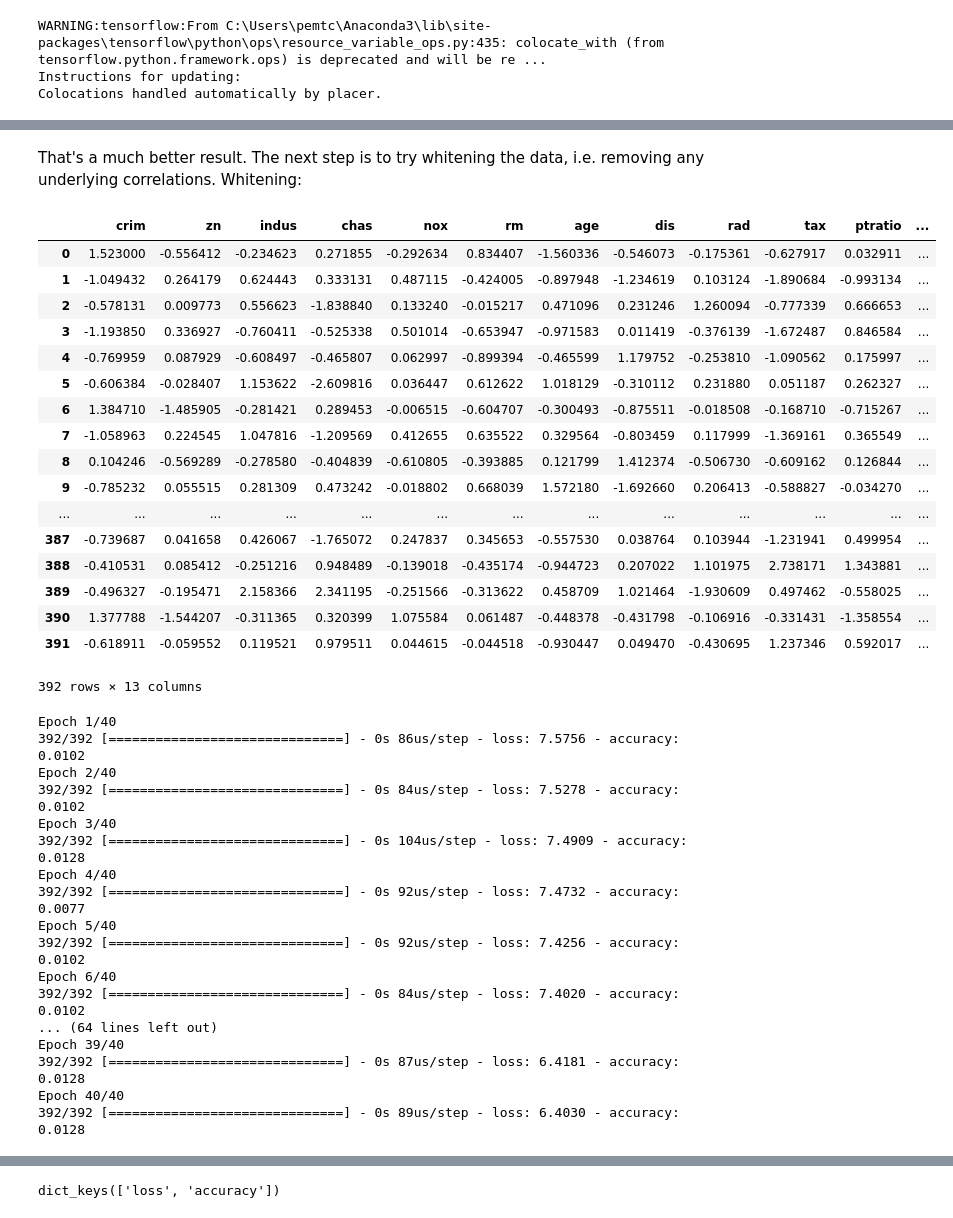
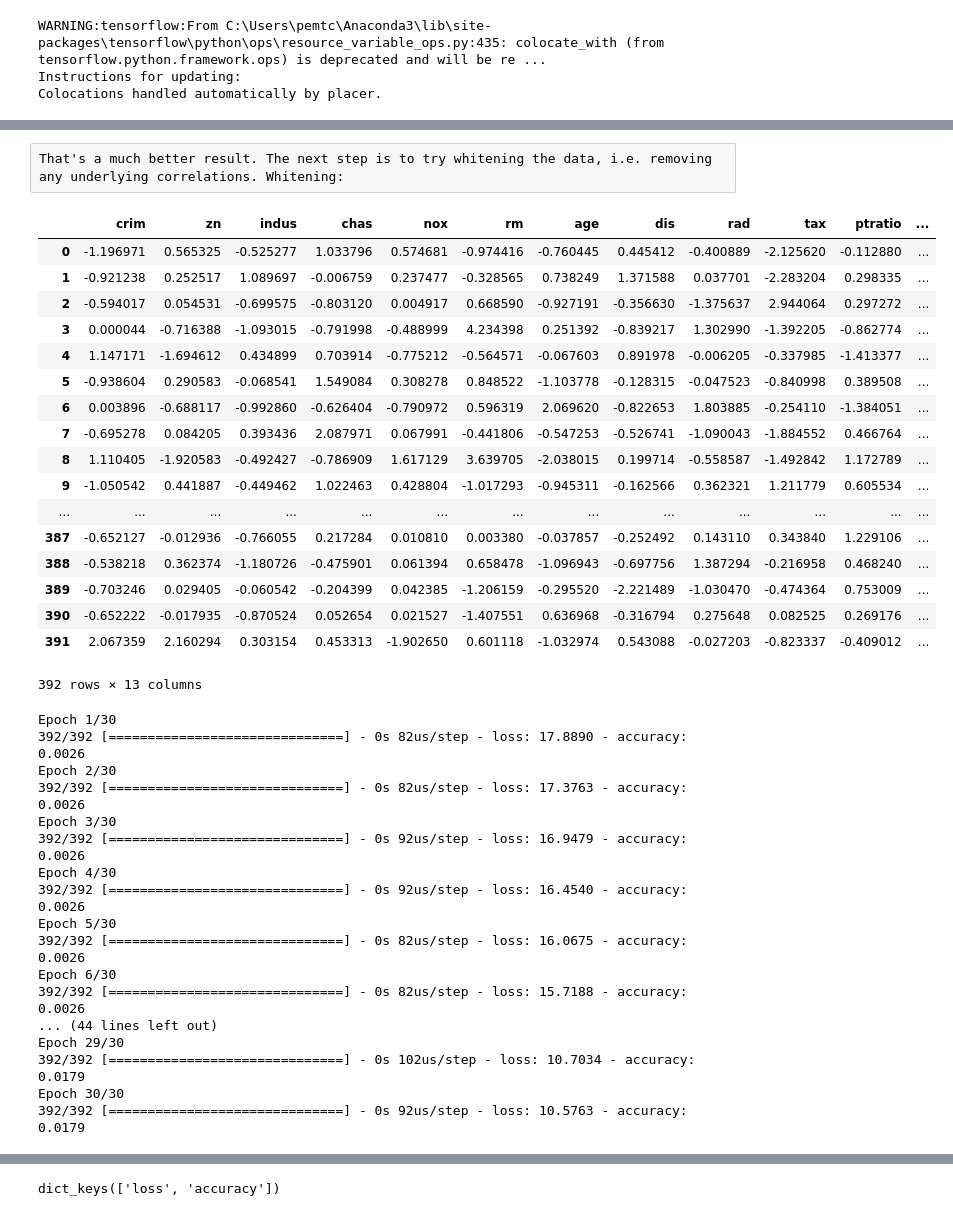
Before and after one commit to paulacduffy/machine-learning-assessment, a Jupyter notebook: The Boston Housing Dataset - An Analysis.ipynb, the cells around one changed output, grey strips where cells are left out. Drawn from its saved outputs; the diff is of its cells as text; code cells hidden in the pictures.

```diff
--- a/The Boston Housing Dataset - An Analysis.ipynb
+++ b/The Boston Housing Dataset - An Analysis.ipynb
@@ -337,4 +336,7 @@ It is good practice to normalise the data, as the values all have different rang
 # %%
-scaler = pre.RobustScaler()
+scaler = pre.StandardScaler()
 scaler.fit(x_train)
 x_train_scaled = scaler.transform(x_train)
+scaler.fit(x_test)
+x_test_scaled = scaler.transform(x_test)
+print(x_test_scaled)
@@ -399,28 +415,29 @@ m.evaluate(x_test_scaled, y_test)
-# %% [markdown]
-That's a much better result. The next step is to try whitening the data, i.e. removing any underlying correlations. Whitening:
+# %% [raw]
+That's a much better result. The next step is to try whitening the data, i.e. removing any underlying correlations. Whitening:
 # %%
 pca = dec.PCA(n_components=13, whiten=True)
 pca.fit(x_train)
+pca.fit(x_test)
 x_train_white = pd.DataFrame(pca.transform(x_train), columns=x.columns)
 x_train_white
 # %% [output]
 |  | crim | zn | indus | chas | nox | rm | age | dis | rad | tax | ptratio | ... |
-| 0 | 1.523000 | -0.556412 | -0.234623 | 0.271855 | -0.292634 | 0.834407 | -1.560336 | -0.546073 | -0.175361 | -0.627917 | 0.032911 | ... |
-| 1 | -1.049432 | 0.264179 | 0.624443 | 0.333131 | 0.487115 | -0.424005 | -0.897948 | -1.234619 | 0.103124 | -1.890684 | -0.993134 | ... |
-| 2 | -0.578131 | 0.009773 | 0.556623 | -1.838840 | 0.133240 | -0.015217 | 0.471096 | 0.231246 | 1.260094 | -0.777339 | 0.666653 | ... |
-| 3 | -1.193850 | 0.336927 | -0.760411 | -0.525338 | 0.501014 | -0.653947 | -0.971583 | 0.011419 | -0.376139 | -1.672487 | 0.846584 | ... |
-| 4 | -0.769959 | 0.087929 | -0.608497 | -0.465807 | 0.062997 | -0.899394 | -0.465599 | 1.179752 | -0.253810 | -1.090562 | 0.175997 | ... |
-| 5 | -0.606384 | -0.028407 | 1.153622 | -2.609816 | 0.036447 | 0.612622 | 1.018129 | -0.310112 | 0.231880 | 0.051187 | 0.262327 | ... |
-| 6 | 1.384710 | -1.485905 | -0.281421 | 0.289453 | -0.006515 | -0.604707 | -0.300493 | -0.875511 | -0.018508 | -0.168710 | -0.715267 | ... |
-| 7 | -1.058963 | 0.224545 | 1.047816 | -1.209569 | 0.412655 | 0.635522 | 0.329564 | -0.803459 | 0.117999 | -1.369161 | 0.365549 | ... |
-| 8 | 0.104246 | -0.569289 | -0.278580 | -0.404839 | -0.610805 | -0.393885 | 0.121799 | 1.412374 | -0.506730 | -0.609162 | 0.126844 | ... |
-| 9 | -0.785232 | 0.055515 | 0.281309 | 0.473242 | -0.018802 | 0.668039 | 1.572180 | -1.692660 | 0.206413 | -0.588827 | -0.034270 | ... |
+| 0 | -1.196971 | 0.565325 | -0.525277 | 1.033796 | 0.574681 | -0.974416 | -0.760445 | 0.445412 | -0.400889 | -2.125620 | -0.112880 | ... |
+| 1 | -0.921238 | 0.252517 | 1.089697 | -0.006759 | 0.237477 | -0.328565 | 0.738249 | 1.371588 | 0.037701 | -2.283204 | 0.298335 | ... |
+| 2 | -0.594017 | 0.054531 | -0.699575 | -0.803120 | 0.004917 | 0.668590 | -0.927191 | -0.356630 | -1.375637 | 2.944064 | 0.297272 | ... |
+| 3 | 0.000044 | -0.716388 | -1.093015 | -0.791998 | -0.488999 | 4.234398 | 0.251392 | -0.839217 | 1.302990 | -1.392205 | -0.862774 | ... |
+| 4 | 1.147171 | -1.694612 | 0.434899 | 0.703914 | -0.775212 | -0.564571 | -0.067603 | 0.891978 | -0.006205 | -0.337985 | -1.413377 | ... |
+| 5 | -0.938604 | 0.290583 | -0.068541 | 1.549084 | 0.308278 | 0.848522 | -1.103778 | -0.128315 | -0.047523 | -0.840998 | 0.389508 | ... |
+| 6 | 0.003896 | -0.688117 | -0.992860 | -0.626404 | -0.790972 | 0.596319 | 2.069620 | -0.822653 | 1.803885 | -0.254110 | -1.384051 | ... |
+| 7 | -0.695278 | 0.084205 | 0.393436 | 2.087971 | 0.067991 | -0.441806 | -0.547253 | -0.526741 | -1.090043 | -1.884552 | 0.466764 | ... |
+| 8 | 1.110405 | -1.920583 | -0.492427 | -0.786909 | 1.617129 | 3.639705 | -2.038015 | 0.199714 | -0.558587 | -1.492842 | 1.172789 | ... |
+| 9 | -1.050542 | 0.441887 | -0.449462 | 1.022463 | 0.428804 | -1.017293 | -0.945311 | -0.162566 | 0.362321 | 1.211779 | 0.605534 | ... |
 | ... | ... | ... | ... | ... | ... | ... | ... | ... | ... | ... | ... | ... |
-| 387 | -0.739687 | 0.041658 | 0.426067 | -1.765072 | 0.247837 | 0.345653 | -0.557530 | 0.038764 | 0.103944 | -1.231941 | 0.499954 | ... |
-| 388 | -0.410531 | 0.085412 | -0.251216 | 0.948489 | -0.139018 | -0.435174 | -0.944723 | 0.207022 | 1.101975 | 2.738171 | 1.343881 | ... |
-| 389 | -0.496327 | -0.195471 | 2.158366 | 2.341195 | -0.251566 | -0.313622 | 0.458709 | 1.021464 | -1.930609 | 0.497462 | -0.558025 | ... |
-| 390 | 1.377788 | -1.544207 | -0.311365 | 0.320399 | 1.075584 | 0.061487 | -0.448378 | -0.431798 | -0.106916 | -0.331431 | -1.358554 | ... |
-| 391 | -0.618911 | -0.059552 | 0.119521 | 0.979511 | 0.044615 | -0.044518 | -0.930447 | 0.049470 | -0.430695 | 1.237346 | 0.592017 | ... |
+| 387 | -0.652127 | -0.012936 | -0.766055 | 0.217284 | 0.010810 | 0.003380 | -0.037857 | -0.252492 | 0.143110 | 0.343840 | 1.229106 | ... |
+| 388 | -0.538218 | 0.362374 | -1.180726 | -0.475901 | 0.061394 | 0.658478 | -1.096943 | -0.697756 | 1.387294 | -0.216958 | 0.468240 | ... |
+| 389 | -0.703246 | 0.029405 | -0.060542 | -0.204399 | 0.042385 | -1.206159 | -0.295520 | -2.221489 | -1.030470 | -0.474364 | 0.753009 | ... |
+| 390 | -0.652222 | -0.017935 | -0.870524 | 0.052654 | 0.021527 | -1.407551 | 0.636968 | -0.316794 | 0.275648 | 0.082525 | 0.269176 | ... |
+| 391 | 2.067359 | 2.160294 | 0.303154 | 0.453313 | -1.902650 | 0.601118 | -1.032974 | 0.543088 | -0.027203 | -0.823337 | -0.409012 | ... |
 392 rows × 13 columns
 # %%
 m = kr.models.Sequential()
@@ -431,23 +448,23 @@ m.add(kr.layers.Dense(1, activation="linear"))
 
 m.compile(loss="mean_squared_error", optimizer="adam", metrics = ["accuracy"])
 # %%
-history = m.fit(x_train_white, y_train, epochs=40, batch_size=10)
+history = m.fit(x_train_white, y_train, epochs=30, batch_size=10)
 # %% [output]
-Epoch 1/40
-392/392 [==============================] - 0s 86us/step - loss: 7.5756 - accuracy: 0.0102
-Epoch 2/40
-392/392 [==============================] - 0s 84us/step - loss: 7.5278 - accuracy: 0.0102
-Epoch 3/40
-392/392 [==============================] - 0s 104us/step - loss: 7.4909 - accuracy: 0.0128
-Epoch 4/40
-392/392 [==============================] - 0s 92us/step - loss: 7.4732 - accuracy: 0.0077
-Epoch 5/40
-392/392 [==============================] - 0s 92us/step - loss: 7.4256 - accuracy: 0.0102
-Epoch 6/40
-392/392 [==============================] - 0s 84us/step - loss: 7.4020 - accuracy: 0.0102
-... (64 lines left out)
-Epoch 39/40
-392/392 [==============================] - 0s 87us/step - loss: 6.4181 - accuracy: 0.0128
-Epoch 40/40
-392/392 [==============================] - 0s 89us/step - loss: 6.4030 - accuracy: 0.0128
+Epoch 1/30
+392/392 [==============================] - 0s 82us/step - loss: 17.8890 - accuracy: 0.0026
+Epoch 2/30
+392/392 [==============================] - 0s 82us/step - loss: 17.3763 - accuracy: 0.0026
+Epoch 3/30
+392/392 [==============================] - 0s 92us/step - loss: 16.9479 - accuracy: 0.0026
+Epoch 4/30
+392/392 [==============================] - 0s 92us/step - loss: 16.4540 - accuracy: 0.0026
+Epoch 5/30
+392/392 [==============================] - 0s 82us/step - loss: 16.0675 - accuracy: 0.0026
+Epoch 6/30
+392/392 [==============================] - 0s 82us/step - loss: 15.7188 - accuracy: 0.0026
+... (44 lines left out)
+Epoch 29/30
+392/392 [==============================] - 0s 102us/step - loss: 10.7034 - accuracy: 0.0179
+Epoch 30/30
+392/392 [==============================] - 0s 92us/step - loss: 10.5763 - accuracy: 0.0179
 # %%
```
Also changed, not shown: parts of 17 cells of this notebook.
